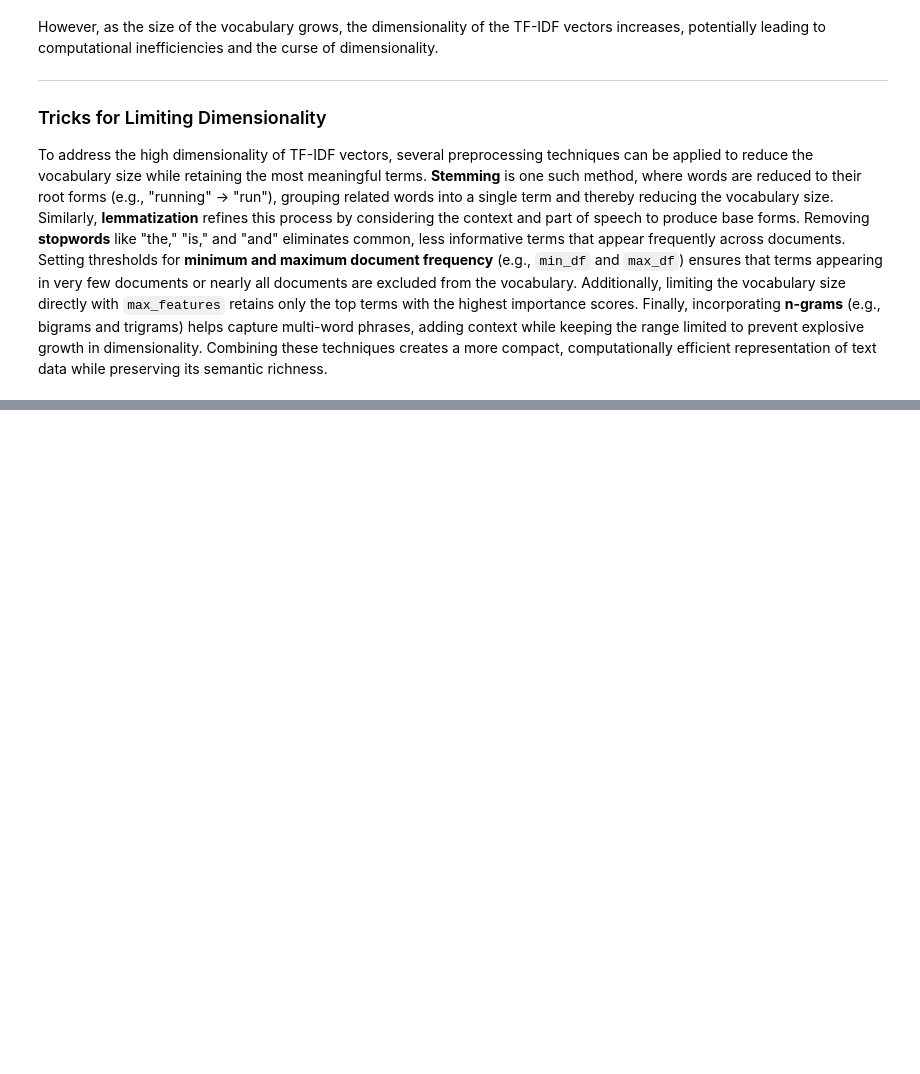
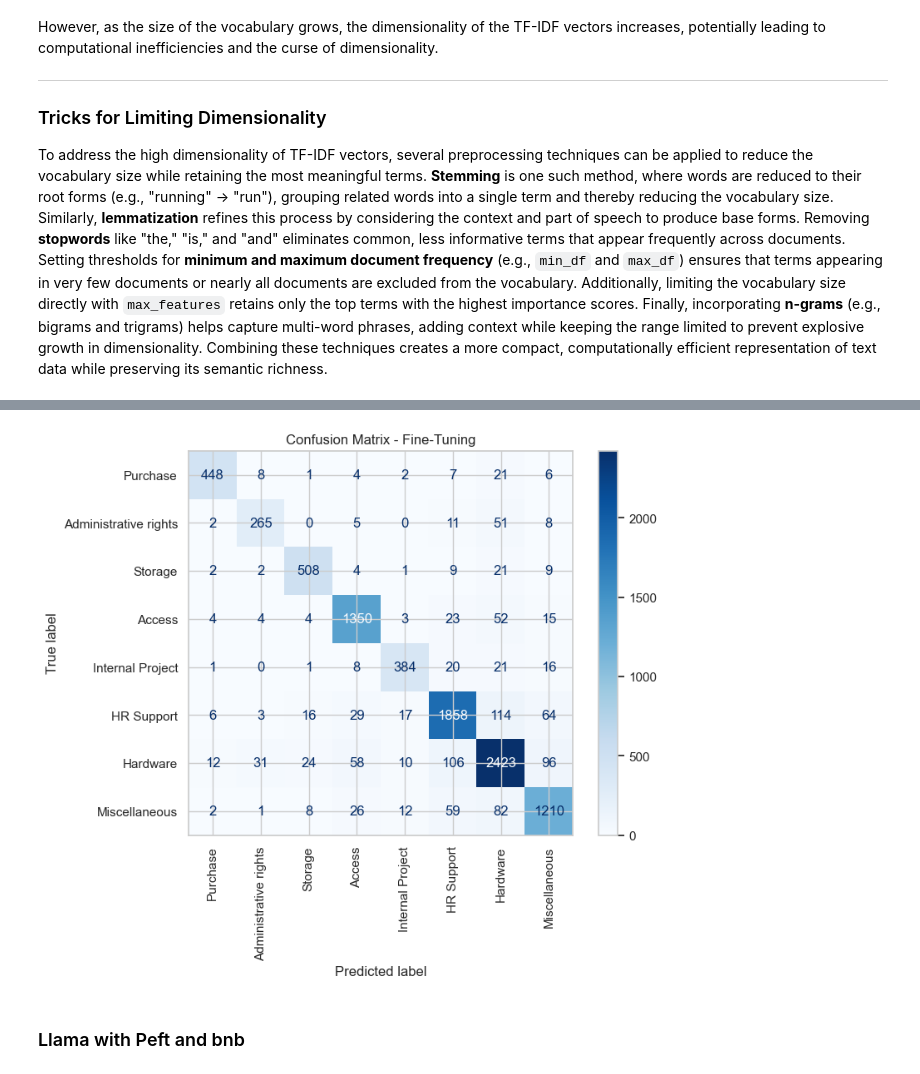
Before and after one commit to nkoranda97/DS776, a Jupyter notebook: Lessons/Lesson_08_Text_Classification/IT_Classifier.ipynb, the cells around one changed output, grey strips where cells are left out. Drawn from its saved outputs; the diff is of its cells as text; code cells hidden in the pictures; blank space fills up the shorter version.

```diff
--- a/Lessons/Lesson_08_Text_Classification/IT_Classifier.ipynb
+++ b/Lessons/Lesson_08_Text_Classification/IT_Classifier.ipynb
@@ -601,0 +296,12 @@ NameError: name 'trainer' is not defined
+# %%
+# Load Pre-trained Model and Tokenizer
+model_checkpoint = "distilbert-base-uncased" # about 88%, bs = 32 OK
+
+tokenizer = AutoTokenizer.from_pretrained(model_checkpoint)
+# Set a padding token (use an existing one or define a new one)
+if tokenizer.pad_token is None:
+    if tokenizer.eos_token is not None:
+        tokenizer.pad_token = tokenizer.eos_token
+    else:
+        tokenizer.add_special_tokens({'pad_token': '[PAD]'})
+        model.resize_token_embeddings(len(tokenizer))  # Adjust model embedding size
@@ -601,0 +329,12 @@ NameError: name 'trainer' is not defined
+# %%
+resume_from_checkpoint = False
+
+# Check for the latest checkpoint if resume_from_checkpoint is True
+checkpoint = None
+if resume_from_checkpoint:
+    checkpoints = sorted(models_and_logs_dir.glob("checkpoint-*"), key=lambda x: int(x.name.split("-")[-1]))
+    if checkpoints:
+        checkpoint = str(checkpoints[-1])
+        print(f"Resuming training from checkpoint: {checkpoint}")
+    else:
+        print("No checkpoint found. Starting training from scratch.")
@@ -601,0 +384,2 @@ NameError: name 'trainer' is not defined
+# %%
+output = trainer.train(resume_from_checkpoint=checkpoint)
@@ -601,0 +425,16 @@ NameError: name 'trainer' is not defined
+# %%
+from sklearn.metrics import classification_report
+
+y_true = predictions.label_ids
+y_pred = np.argmax(predictions.predictions, axis=1)
+
+print("Classification Report:")
+print(classification_report(y_true, y_pred, target_names=list(id_to_label.values())))
+
+def plot_confusion_matrix(y_true, y_pred, id_to_label, title="Confusion Matrix", normalize=False):
+    """Plot a confusion matrix."""
+    cm = confusion_matrix(y_true, y_pred, normalize='true') if normalize else confusion_matrix(y_true, y_pred)
+    labels = [id_to_label[i] for i in range(len(id_to_label))]
+    disp = ConfusionMatrixDisplay(confusion_matrix=cm, display_labels=labels)
+    disp.plot(cmap="Blues", xticks_rotation="vertical")
+    disp.ax_.set_title(title)
@@ -601,0 +457,7 @@ NameError: name 'trainer' is not defined
+# %%
+
+plot_confusion_matrix2(y_true, y_pred, id_to_label, title="Confusion Matrix - Fine-Tuning")
+# %% [output]
+[figure, added]
+# %% [markdown]
+### Llama with Peft and bnb
```
Also changed, not shown: parts of 23 cells of this notebook, 1 other file.
